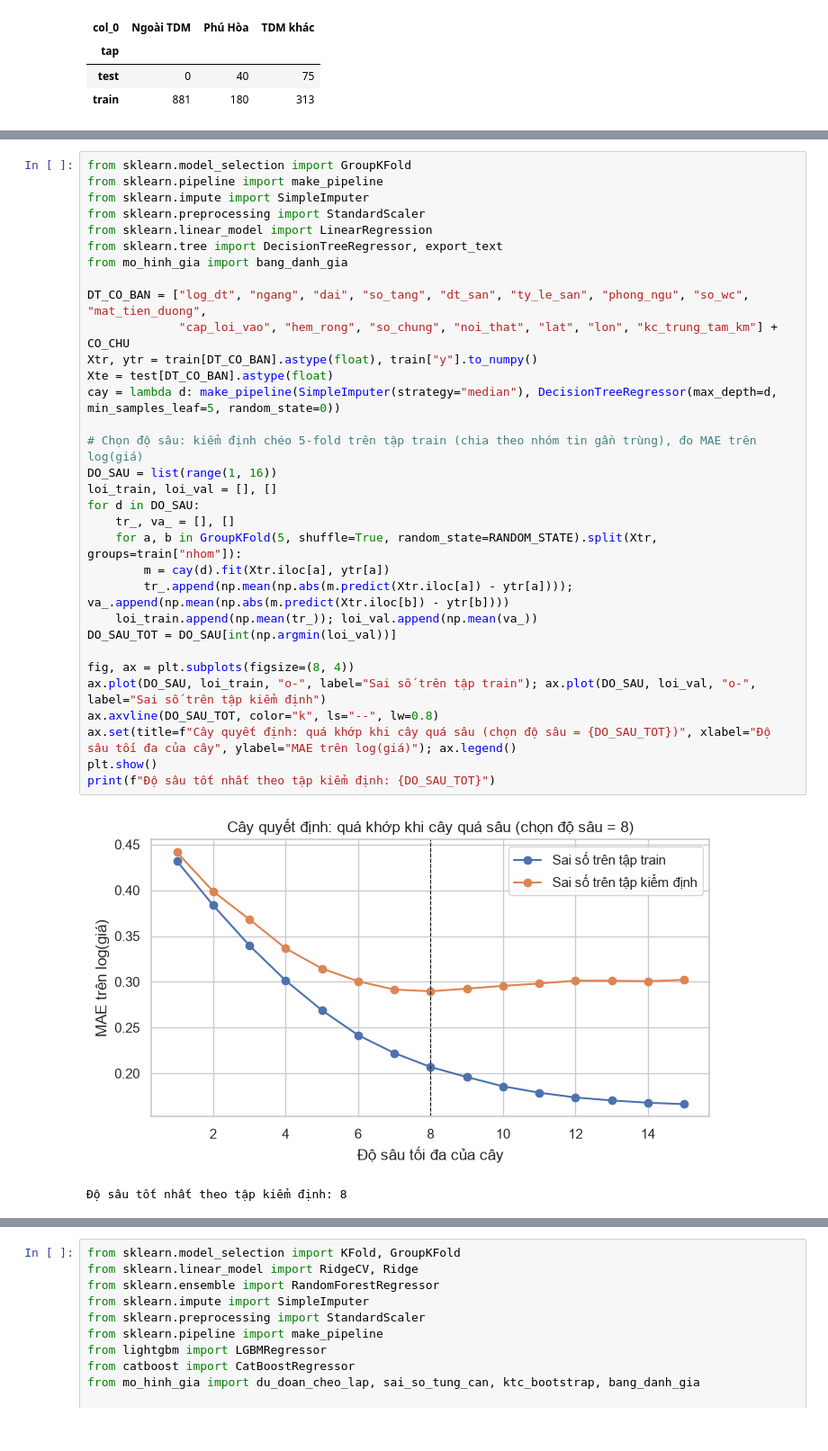
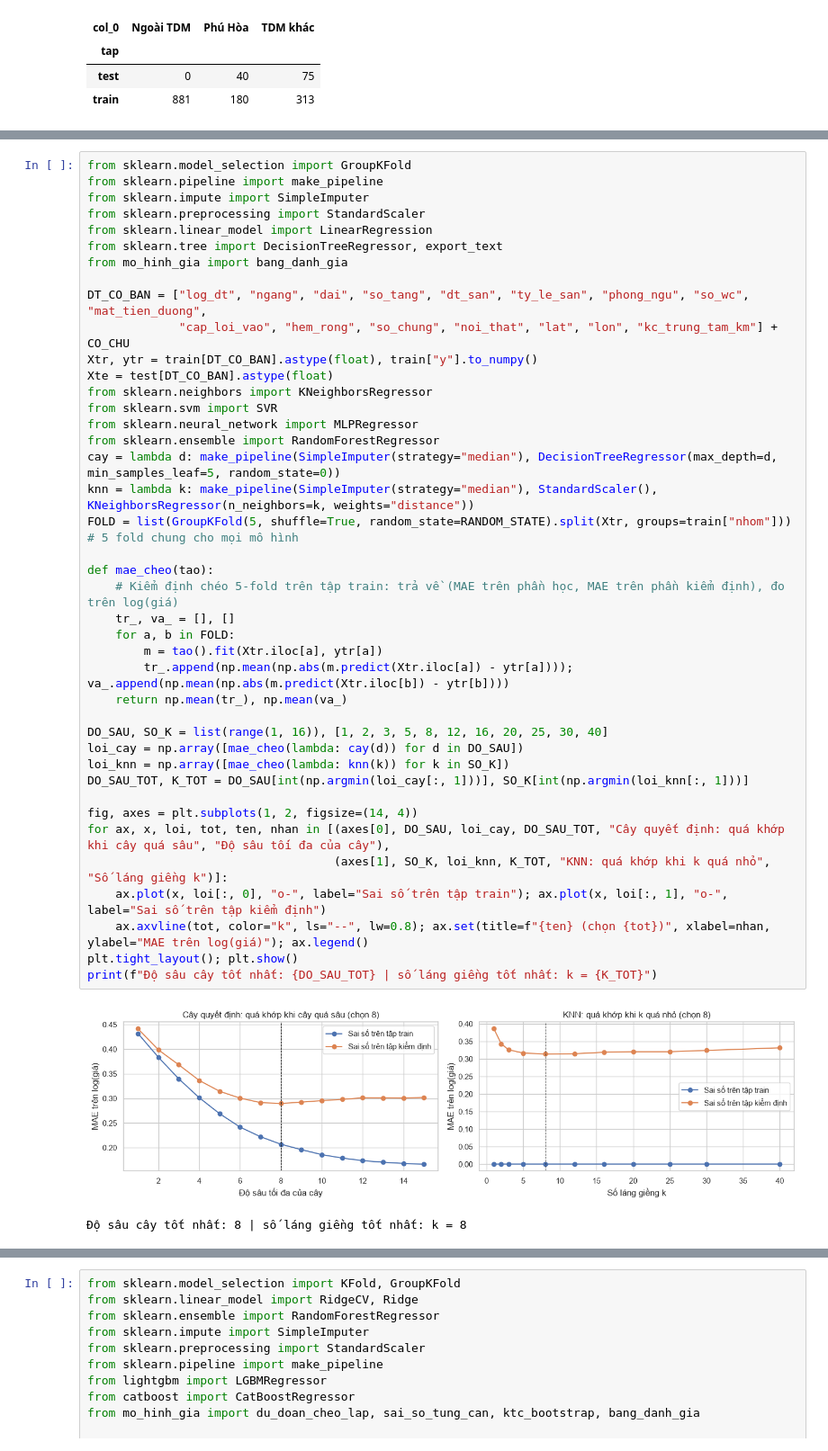
Before and after one commit to 2324801030095-cloud/Project_Du-doan-gia-nha, a Jupyter notebook: notebooks/2324801030095.ipynb, the cells around one changed output, grey strips where cells are left out. Shown at 90% size. Cells and saved outputs as stored; diff of their text form.

```diff
--- a/notebooks/2324801030095.ipynb
+++ b/notebooks/2324801030095.ipynb
@@ -523,35 +574,44 @@ Hai mô hình trong phạm vi môn học, cùng một mốc so sánh tối thi
 # %%
 from sklearn.model_selection import GroupKFold
 from sklearn.pipeline import make_pipeline
 from sklearn.impute import SimpleImputer
 from sklearn.preprocessing import StandardScaler
 from sklearn.linear_model import LinearRegression
 from sklearn.tree import DecisionTreeRegressor, export_text
 from mo_hinh_gia import bang_danh_gia
 
 DT_CO_BAN = ["log_dt", "ngang", "dai", "so_tang", "dt_san", "ty_le_san", "phong_ngu", "so_wc", "mat_tien_duong",
              "cap_loi_vao", "hem_rong", "so_chung", "noi_that", "lat", "lon", "kc_trung_tam_km"] + CO_CHU
 Xtr, ytr = train[DT_CO_BAN].astype(float), train["y"].to_numpy()
 Xte = test[DT_CO_BAN].astype(float)
+from sklearn.neighbors import KNeighborsRegressor
+from sklearn.svm import SVR
+from sklearn.neural_network import MLPRegressor
+from sklearn.ensemble import RandomForestRegressor
 cay = lambda d: make_pipeline(SimpleImputer(strategy="median"), DecisionTreeRegressor(max_depth=d, min_samples_leaf=5, random_state=0))
+knn = lambda k: make_pipeline(SimpleImputer(strategy="median"), StandardScaler(), KNeighborsRegressor(n_neighbors=k, weights="distance"))
+FOLD = list(GroupKFold(5, shuffle=True, random_state=RANDOM_STATE).split(Xtr, groups=train["nhom"]))   # 5 fold chung cho mọi mô hình
 
-# Chọn độ sâu: kiểm định chéo 5-fold trên tập train (chia theo nhóm tin gần trùng), đo MAE trên log(giá)
-DO_SAU = list(range(1, 16))
-loi_train, loi_val = [], []
-for d in DO_SAU:
+def mae_cheo(tao):
+    # Kiểm định chéo 5-fold trên tập train: trả về (MAE trên phần học, MAE trên phần kiểm định), đo trên log(giá)
     tr_, va_ = [], []
-    for a, b in GroupKFold(5, shuffle=True, random_state=RANDOM_STATE).split(Xtr, groups=train["nhom"]):
-        m = cay(d).fit(Xtr.iloc[a], ytr[a])
+    for a, b in FOLD:
+        m = tao().fit(Xtr.iloc[a], ytr[a])
         tr_.append(np.mean(np.abs(m.predict(Xtr.iloc[a]) - ytr[a]))); va_.append(np.mean(np.abs(m.predict(Xtr.iloc[b]) - ytr[b])))
-    loi_train.append(np.mean(tr_)); loi_val.append(np.mean(va_))
-DO_SAU_TOT = DO_SAU[int(np.argmin(loi_val))]
+    return np.mean(tr_), np.mean(va_)
 
-fig, ax = plt.subplots(figsize=(8, 4))
-ax.plot(DO_SAU, loi_train, "o-", label="Sai số trên tập train"); ax.plot(DO_SAU, loi_val, "o-", label="Sai số trên tập kiểm định")
-ax.axvline(DO_SAU_TOT, color="k", ls="--", lw=0.8)
-ax.set(title=f"Cây quyết định: quá khớp khi cây quá sâu (chọn độ sâu = {DO_SAU_TOT})", xlabel="Độ sâu tối đa của cây", ylabel="MAE trên log(giá)"); ax.legend()
-plt.show()
-print(f"Độ sâu tốt nhất theo tập kiểm định: {DO_SAU_TOT}")
+DO_SAU, SO_K = list(range(1, 16)), [1, 2, 3, 5, 8, 12, 16, 20, 25, 30, 40]
+loi_cay = np.array([mae_cheo(lambda: cay(d)) for d in DO_SAU])
+loi_knn = np.array([mae_cheo(lambda: knn(k)) for k in SO_K])
+DO_SAU_TOT, K_TOT = DO_SAU[int(np.argmin(loi_cay[:, 1]))], SO_K[int(np.argmin(loi_knn[:, 1]))]
+
+fig, axes = plt.subplots(1, 2, figsize=(14, 4))
+for ax, x, loi, tot, ten, nhan in [(axes[0], DO_SAU, loi_cay, DO_SAU_TOT, "Cây quyết định: quá khớp khi cây quá sâu", "Độ sâu tối đa của cây"),
+                                   (axes[1], SO_K, loi_knn, K_TOT, "KNN: quá khớp khi k quá nhỏ", "Số láng giềng k")]:
+    ax.plot(x, loi[:, 0], "o-", label="Sai số trên tập train"); ax.plot(x, loi[:, 1], "o-", label="Sai số trên tập kiểm định")
+    ax.axvline(tot, color="k", ls="--", lw=0.8); ax.set(title=f"{ten} (chọn {tot})", xlabel=nhan, ylabel="MAE trên log(giá)"); ax.legend()
+plt.tight_layout(); plt.show()
+print(f"Độ sâu cây tốt nhất: {DO_SAU_TOT} | số láng giềng tốt nhất: k = {K_TOT}")
 # %% [output]
-[figure, old version]
+[figure, new version]
-Độ sâu tốt nhất theo tập kiểm định: 8
+Độ sâu cây tốt nhất: 8 | số láng giềng tốt nhất: k = 8
```
Also changed, not shown: parts of 13 cells of this notebook, 15 other files.
